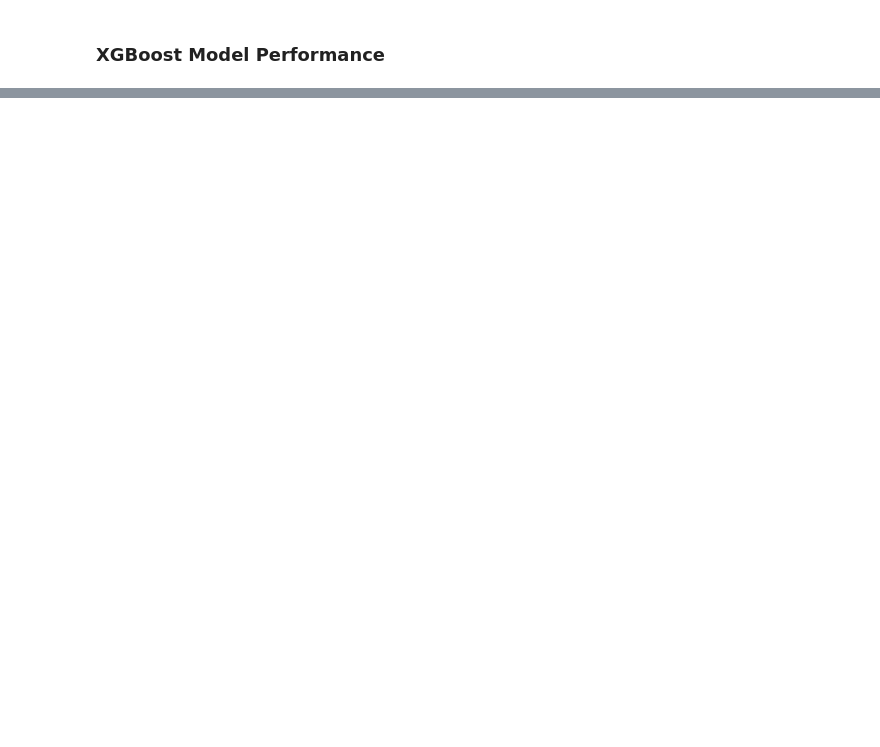
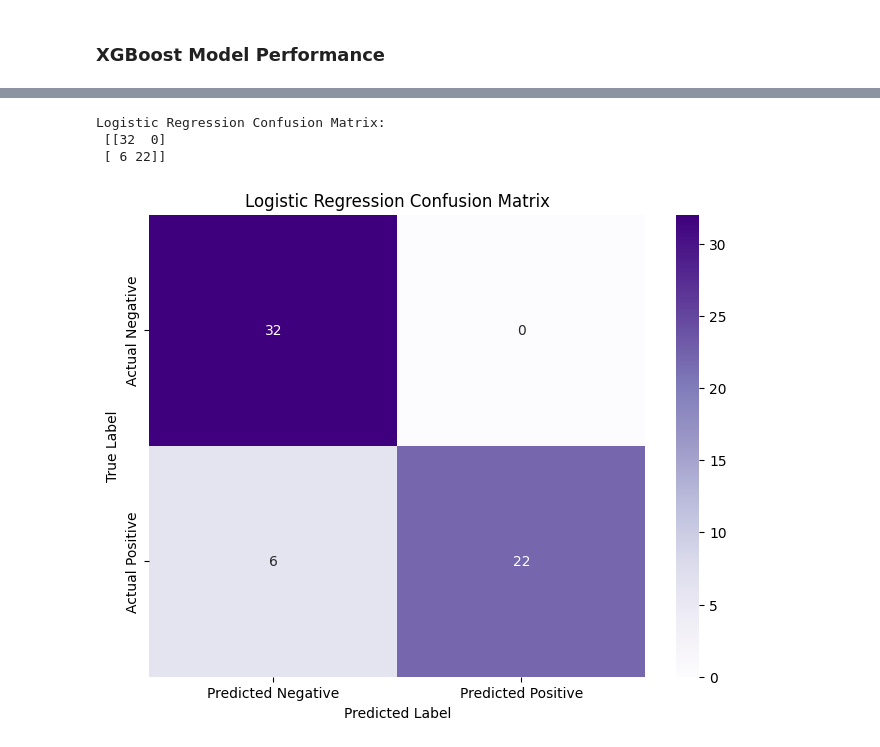
Before and after one commit to Vinotha10/Heart-Disease-Prediction---Akaike, a Jupyter notebook: Heart_Disease_Prediction.ipynb, the cells around one changed output, grey strips where cells are left out. Saved outputs shown, nothing was run; the diff lists cells and outputs as text; code cells hidden in the pictures; blank space fills up the shorter version.

```diff
--- a/Heart_Disease_Prediction.ipynb
+++ b/Heart_Disease_Prediction.ipynb
@@ -208,0 +219,3 @@ XGBoost Confusion Matrix:
+# %%
+lr_model = LogisticRegression(random_state=42, solver='liblinear')
+lr_model.fit(X_train, y_train)
@@ -208,0 +224,3 @@ XGBoost Confusion Matrix:
+# %%
+y_pred_lr = lr_model.predict(X_test)
+print("Logistic Regression Predictions:", y_pred_lr)
@@ -208,0 +248,16 @@ XGBoost Confusion Matrix:
+# %%
+cm_lr = confusion_matrix(y_test, y_pred_lr)
+print("Logistic Regression Confusion Matrix:\n", cm_lr)
+# %% [output]
+Logistic Regression Confusion Matrix:
+ [[32  0]
+ [ 6 22]]
+# %%
+plt.figure(figsize=(8, 6))
+sns.heatmap(cm_lr, annot=True, fmt='g', cmap='Purples', xticklabels=['Predicted Negative', 'Predicted Positive'], yticklabels=['Actual Negative', 'Actual Positive'])
+plt.xlabel('Predicted Label')
+plt.ylabel('True Label')
+plt.title('Logistic Regression Confusion Matrix')
+plt.show()
+# %% [output]
+[figure, added]
```
Also changed, not shown: parts of 25 cells of this notebook.
